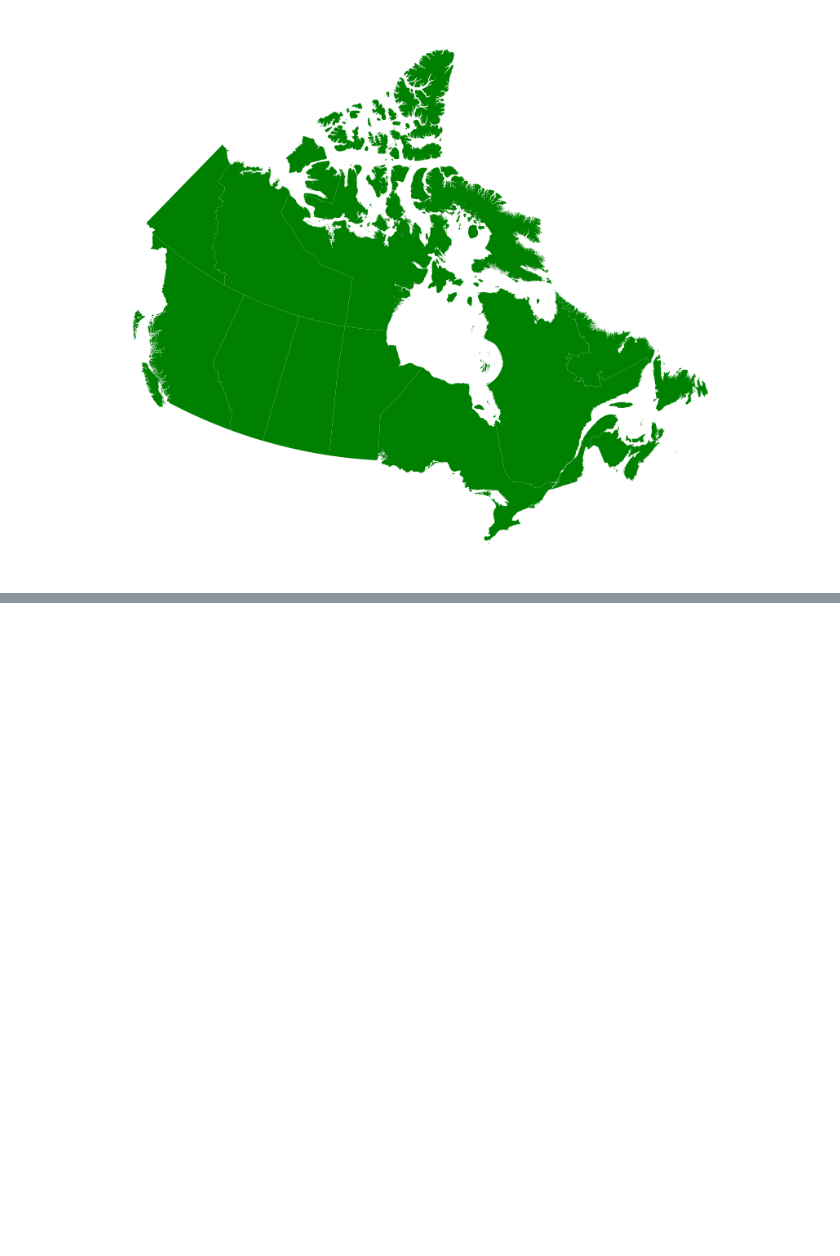
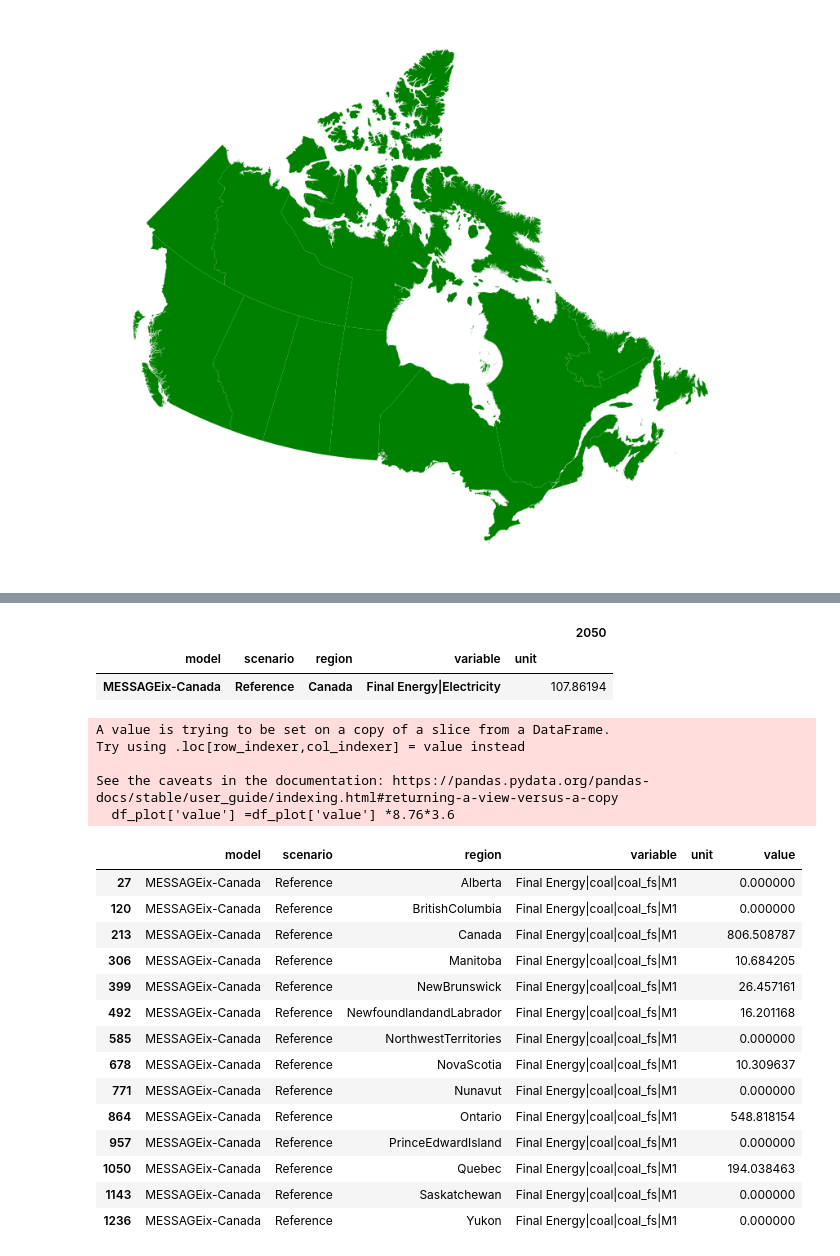
Before and after one commit to awais307/message-ix-canada, a Jupyter notebook: model/notebooks/plots.ipynb, the cells around one changed output, grey strips where cells are left out. Cells and saved outputs as stored; diff of their text form; code cells hidden in the pictures; blank space fills up the shorter version.

```diff
--- a/model/notebooks/plots.ipynb
+++ b/model/notebooks/plots.ipynb
@@ -20,0 +158,32 @@ plt.show()
+# %%
+df_final.filter(variable = 'Final Energy|Electricity', region = 'Canada').timeseries()
+# %% [output]
+|  |  |  |  |  | 2050 |
+| model | scenario | region | variable | unit |  |
+| MESSAGEix-Canada | Reference | Canada | Final Energy|Electricity |  | 107.86194 |
+# %%
+df_plot['value'] =df_plot['value'] *8.76*3.6
+# %% [output]
+A value is trying to be set on a copy of a slice from a DataFrame.
+Try using .loc[row_indexer,col_indexer] = value instead
+
+See the caveats in the documentation: https://pandas.pydata.org/pandas-docs/stable/user_guide/indexing.html#returning-a-view-versus-a-copy
+  df_plot['value'] =df_plot['value'] *8.76*3.6
+# %%
+df_plot
+# %% [output]
+|  | model | scenario | region | variable | unit | value |
+| 27 | MESSAGEix-Canada | Reference | Alberta | Final Energy|coal|coal_fs|M1 |  | 0.000000 |
+| 120 | MESSAGEix-Canada | Reference | BritishColumbia | Final Energy|coal|coal_fs|M1 |  | 0.000000 |
+| 213 | MESSAGEix-Canada | Reference | Canada | Final Energy|coal|coal_fs|M1 |  | 806.508787 |
+| 306 | MESSAGEix-Canada | Reference | Manitoba | Final Energy|coal|coal_fs|M1 |  | 10.684205 |
+| 399 | MESSAGEix-Canada | Reference | NewBrunswick | Final Energy|coal|coal_fs|M1 |  | 26.457161 |
+| 492 | MESSAGEix-Canada | Reference | NewfoundlandandLabrador | Final Energy|coal|coal_fs|M1 |  | 16.201168 |
+| 585 | MESSAGEix-Canada | Reference | NorthwestTerritories | Final Energy|coal|coal_fs|M1 |  | 0.000000 |
+| 678 | MESSAGEix-Canada | Reference | NovaScotia | Final Energy|coal|coal_fs|M1 |  | 10.309637 |
+| 771 | MESSAGEix-Canada | Reference | Nunavut | Final Energy|coal|coal_fs|M1 |  | 0.000000 |
+| 864 | MESSAGEix-Canada | Reference | Ontario | Final Energy|coal|coal_fs|M1 |  | 548.818154 |
+| 957 | MESSAGEix-Canada | Reference | PrinceEdwardIsland | Final Energy|coal|coal_fs|M1 |  | 0.000000 |
+| 1050 | MESSAGEix-Canada | Reference | Quebec | Final Energy|coal|coal_fs|M1 |  | 194.038463 |
+| 1143 | MESSAGEix-Canada | Reference | Saskatchewan | Final Energy|coal|coal_fs|M1 |  | 0.000000 |
+| 1236 | MESSAGEix-Canada | Reference | Yukon | Final Energy|coal|coal_fs|M1 |  | 0.000000 |
```
Also changed, not shown: parts of 25 cells of this notebook, 5 other files.
